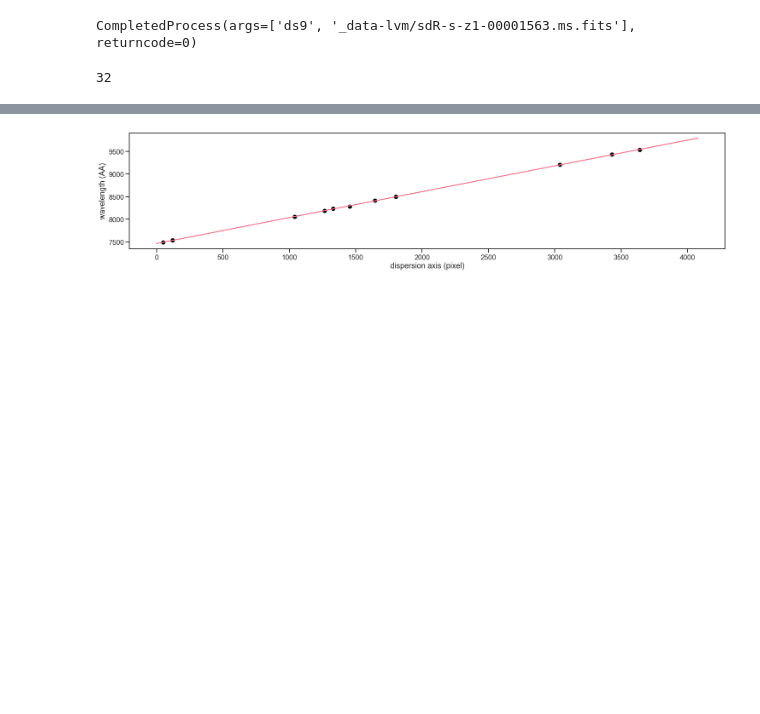
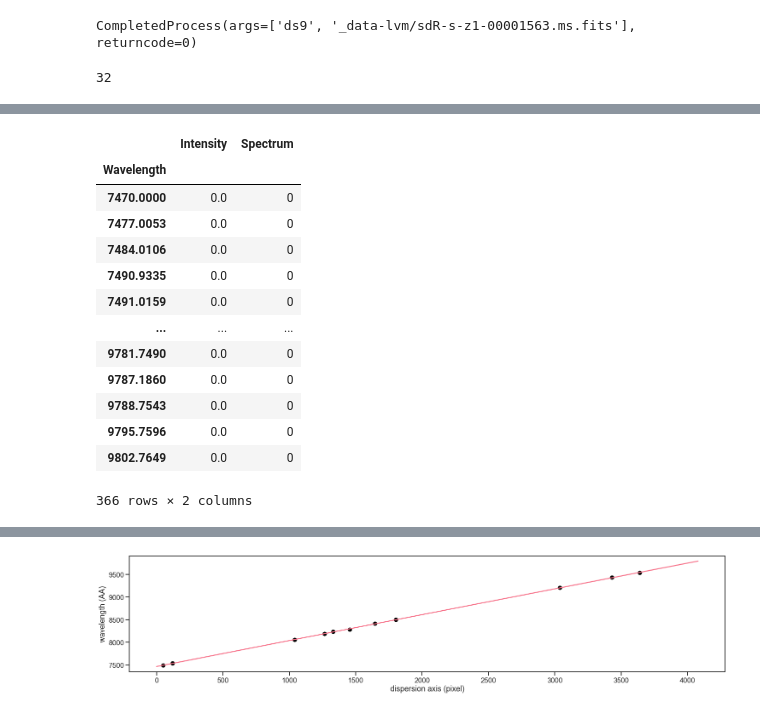
Before and after one commit to sdss/lvmdrp, a Jupyter notebook: docs/nb/lab-lamps.ipynb, the cells around one changed output, grey strips where cells are left out. Drawn from its saved outputs; the diff is of its cells as text; code cells hidden in the pictures; blank space fills up the shorter version.

```diff
--- a/docs/nb/lab-lamps.ipynb
+++ b/docs/nb/lab-lamps.ipynb
@@ -377,0 +395,24 @@ neon_cur_ref.reset_index()
+# %%
+from copy import deepcopy as copy
+
+
+neon_nist = pd.read_csv("_data-lvm/neon-lines-nist.txt", sep="\s+", comment="#").set_index("Wavelength")
+neon_nist = neon_nist.loc[(wli<=neon_nist.index)&(neon_nist.index<=wlf)]
+neon_nist_or = copy(neon_nist)
+neon_nist = neon_nist.reindex(new_wl).fillna(0)
+neon_nist
+# %% [output]
+|  | Intensity | Spectrum |
+| Wavelength |  |  |
+| 7470.0000 | 0.0 | 0 |
+| 7477.0053 | 0.0 | 0 |
+| 7484.0106 | 0.0 | 0 |
+| 7490.9335 | 0.0 | 0 |
+| 7491.0159 | 0.0 | 0 |
+| ... | ... | ... |
+| 9781.7490 | 0.0 | 0 |
+| 9787.1860 | 0.0 | 0 |
+| 9788.7543 | 0.0 | 0 |
+| 9795.7596 | 0.0 | 0 |
+| 9802.7649 | 0.0 | 0 |
+366 rows × 2 columns
```
Also changed, not shown: parts of 6 cells of this notebook.
